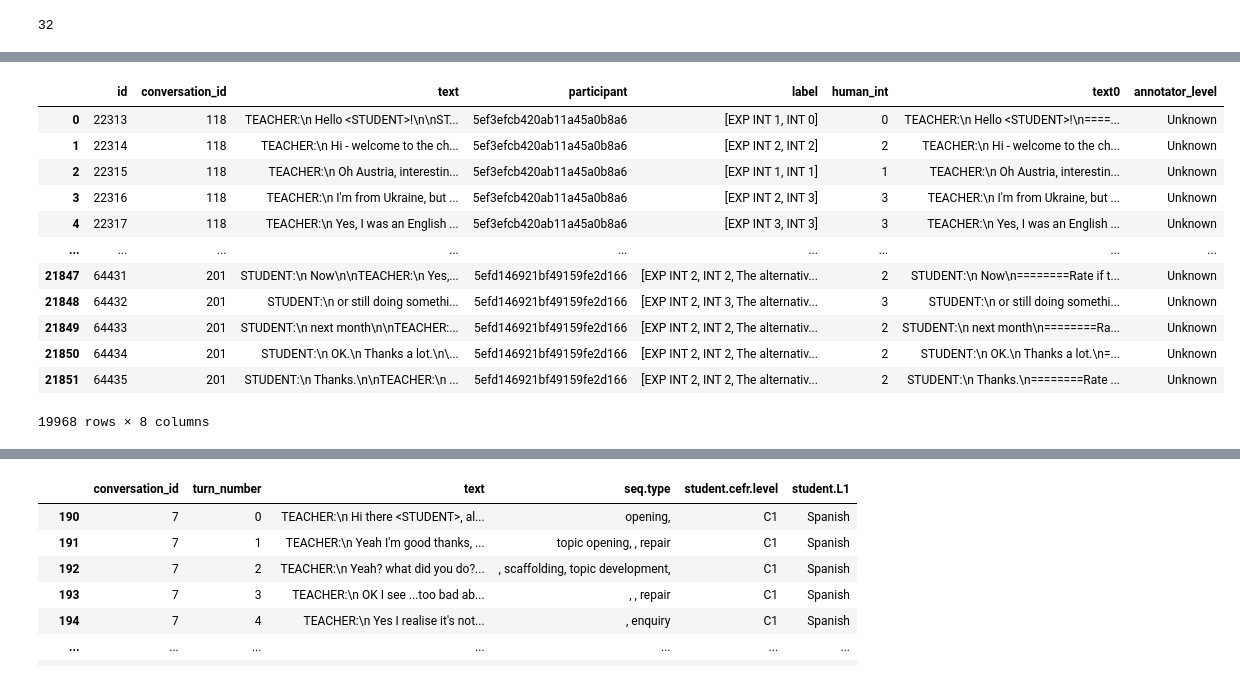
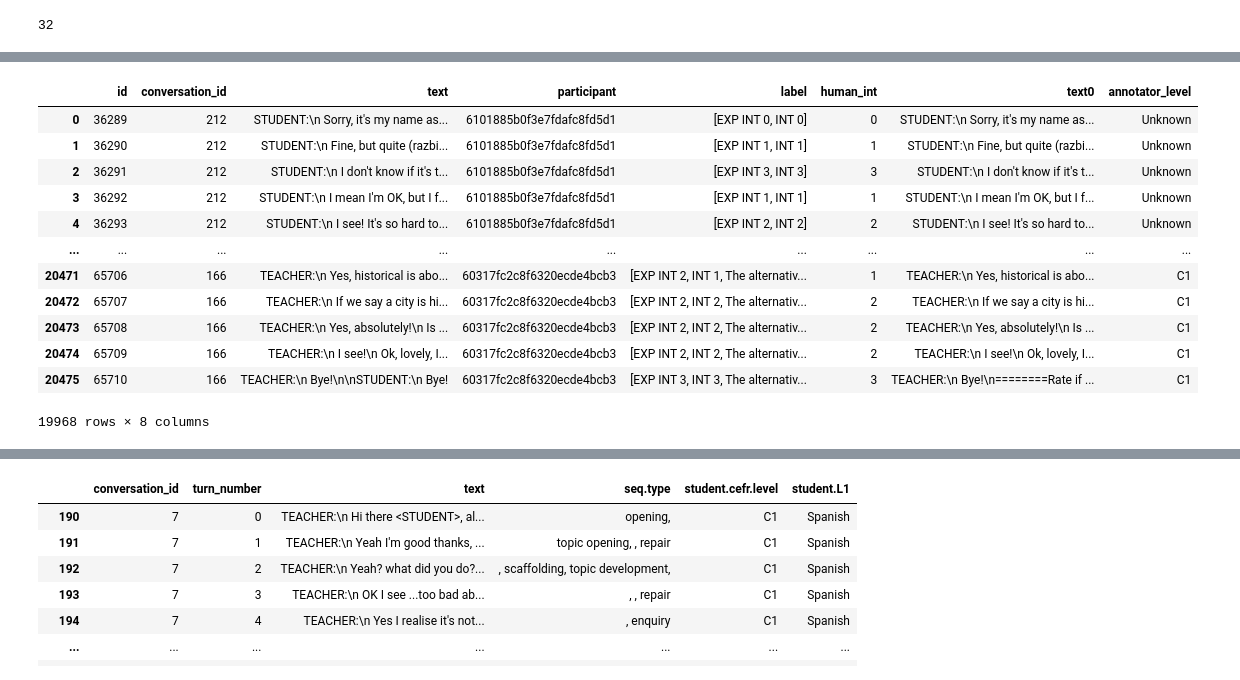
Before and after one commit to mahathi-p/Interest-in-humans-and-llms, a Jupyter notebook: tscc_data_preprocess.ipynb, the cells around one changed output, grey strips where cells are left out. Saved outputs shown, nothing was run; the diff lists cells and outputs as text; code cells hidden in the pictures.

Commit message:
added llm prompting code and updated proficiency level

```diff
--- a/tscc_data_preprocess.ipynb
+++ b/tscc_data_preprocess.ipynb
@@ -154,0 +162,7 @@ doc_sample_path = os.getenv('doc_sample_path')
+# %%
+## Xingwei project list
+projects_to_include = ['Project_3', 'Project_4', 'Project 4 sp1 part2', 'Project_9', 'Project_7', 'Project_0', 'project_10_sp2_part2', 'project6_sp1_p1', 'Project_7_sp1_part1', 'project0_sp1_part1', 'project_9_sp1_part1', 'Project_5_sp1_comparison', 'Project_2_sp1_part1', 'Project_6', 'Project_2_sp1_part2', 'Project_1', 'project_10_sp2_part1', 'Project_8', 'Project_7_sp1_part2', 'project3_sp1_part2', 'Project 1 sp1 part1', 'project_10_sp1_part2', 'Project 4 sp1 p1 b', 'project0_sp1_part2', 'Project_8_sp1_comparison', 'project_9_sp1_part2', 'Project_2', 'project_10_sp1_part1', 'Project_5', 'project3_sp1_part1', 'Project 1 sp1 part2', 'project6_sp1_p2']
+# %%
+doc_path_head = "/Users/mahathi/Downloads/doccano_output/"
+doc_sample_path = "/Users/mahathi/Downloads/doccano_output/Project_1/5eea650223990c15b6063ea8.json"
+tot_projs = os.listdir(doc_path_head)
@@ -155,5 +183,5 @@ doc_sample_path = os.getenv('doc_sample_path')
 # %%
-prof = pd.read_excel('data/proficiency.xlsx')
+# prof = pd.read_excel('data/proficiency.xlsx')
 data_path1 = '/Users/mahathi/Downloads/doccano_output/Project_0/5de585e4040f535067ca331e.json'
 doc_cols = pd.read_json(doc_sample_path).columns
 total_annotated_data = pd.DataFrame(columns=doc_cols)
@@ -163,6 +191,11 @@ for proj in projects_to_include:
     for json_file in json_files:
         level = prof[prof['Participant']==json_file.split('.')[0]]['CEFR']
         temp = pd.read_json(doc_path_head+proj+'/'+json_file)
+        value_counts = temp['conversation_id'].value_counts()
+        if value_counts.get('190', 0) < 12:
+            temp = temp[temp['conversation_id']!='190']
+        if value_counts.get('777', 0) < 12:
+            temp = temp[temp['conversation_id']!='777']
         temp['participant'] = [json_file.split('.')[0]]*len(temp)
         temp['level'] = [level.values]*len(temp)
         total_annotated_data = pd.concat([total_annotated_data, temp], ignore_index=True)
@@ -213,40 +246,30 @@ def pre_process_alt(conv_string, label_string):
         return parts[0].strip('\n').strip('\n\n')
     else:
         return conv_string
+
+total_annotated_data = total_annotated_data[total_annotated_data['conversation_id']!='None']
+total_annotated_data['human_int'] = total_annotated_data['label'].apply(get_int_val).astype(int)
+total_annotated_data['conversation_id'] = total_annotated_data['conversation_id'].astype(int)
 # %%
-total_annotated_data = total_annotated_data[total_annotated_data['conversation_id']!='None']
-total_annotated_data['human_int'] = total_annotated_data['label'].apply(get_int_val).astype(int)
-
-add_data = pd.read_excel("/Users/mahathi/Downloads/missing_conv_data_toadd.xlsx")
-add_data['id'] = add_data['id'].astype(int)
-add_data['conversation_id'] = add_data['conversation_id'].astype(int)
-update = pd.read_excel("/Users/mahathi/Downloads/needtoremove190.xlsx")
-update['id'] = update['id'].astype(int)
-update['conversation_id'] = update['conversation_id'].astype(int)
-
-all_data = pd.concat([update, pd.DataFrame(add_data)], ignore_index=True)
-id_list = all_data[(all_data['conversation_id']!=777) & (all_data['conversation_id']!=190)]['id'].unique()
-
-total_annotated_data = total_annotated_data[total_annotated_data['id'].isin(id_list)]
 total_annotated_data = total_annotated_data[['id', 'conversation_id', 'text', 'participant','level','label','human_int']]
 total_annotated_data['text0'] = total_annotated_data['text']
 total_annotated_data['text'] = total_annotated_data.apply(lambda x: pre_process(x.text, x.label), axis=1)
 total_annotated_data['text'] = total_annotated_data.apply(lambda x: pre_process_alt(x.text, x.label), axis=1).apply(remove_extra_space)
 total_annotated_data['conversation_id'] = total_annotated_data['conversation_id'].apply(int)
 total_annotated_data['annotator_level'] = total_annotated_data['level'].apply(lambda x: x[0] if len(x)>0 else "Unknown")
 total_annotated_data = total_annotated_data.drop(columns=['level'])
 total_annotated_data
 # %% [output]
 |  | id | conversation_id | text | participant | label | human_int | text0 | annotator_level |
-| 0 | 22313 | 118 | TEACHER:\n Hello <STUDENT>!\n\nST... | 5ef3efcb420ab11a45a0b8a6 | [EXP INT 1, INT 0] | 0 | TEACHER:\n Hello <STUDENT>!\n====... | Unknown |
-| 1 | 22314 | 118 | TEACHER:\n Hi - welcome to the ch... | 5ef3efcb420ab11a45a0b8a6 | [EXP INT 2, INT 2] | 2 | TEACHER:\n Hi - welcome to the ch... | Unknown |
-| 2 | 22315 | 118 | TEACHER:\n Oh Austria, interestin... | 5ef3efcb420ab11a45a0b8a6 | [EXP INT 1, INT 1] | 1 | TEACHER:\n Oh Austria, interestin... | Unknown |
-| 3 | 22316 | 118 | TEACHER:\n I'm from Ukraine, but ... | 5ef3efcb420ab11a45a0b8a6 | [EXP INT 2, INT 3] | 3 | TEACHER:\n I'm from Ukraine, but ... | Unknown |
-| 4 | 22317 | 118 | TEACHER:\n Yes, I was an English ... | 5ef3efcb420ab11a45a0b8a6 | [EXP INT 3, INT 3] | 3 | TEACHER:\n Yes, I was an English ... | Unknown |
+| 0 | 36289 | 212 | STUDENT:\n Sorry, it's my name as... | 6101885b0f3e7fdafc8fd5d1 | [EXP INT 0, INT 0] | 0 | STUDENT:\n Sorry, it's my name as... | Unknown |
+| 1 | 36290 | 212 | STUDENT:\n Fine, but quite (razbi... | 6101885b0f3e7fdafc8fd5d1 | [EXP INT 1, INT 1] | 1 | STUDENT:\n Fine, but quite (razbi... | Unknown |
+| 2 | 36291 | 212 | STUDENT:\n I don't know if it's t... | 6101885b0f3e7fdafc8fd5d1 | [EXP INT 3, INT 3] | 3 | STUDENT:\n I don't know if it's t... | Unknown |
+| 3 | 36292 | 212 | STUDENT:\n I mean I'm OK, but I f... | 6101885b0f3e7fdafc8fd5d1 | [EXP INT 1, INT 1] | 1 | STUDENT:\n I mean I'm OK, but I f... | Unknown |
+| 4 | 36293 | 212 | STUDENT:\n I see! It's so hard to... | 6101885b0f3e7fdafc8fd5d1 | [EXP INT 2, INT 2] | 2 | STUDENT:\n I see! It's so hard to... | Unknown |
 | ... | ... | ... | ... | ... | ... | ... | ... | ... |
-| 21847 | 64431 | 201 | STUDENT:\n Now\n\nTEACHER:\n Yes,... | 5efd146921bf49159fe2d166 | [EXP INT 2, INT 2, The alternativ... | 2 | STUDENT:\n Now\n========Rate if t... | Unknown |
-| 21848 | 64432 | 201 | STUDENT:\n or still doing somethi... | 5efd146921bf49159fe2d166 | [EXP INT 2, INT 3, The alternativ... | 3 | STUDENT:\n or still doing somethi... | Unknown |
-| 21849 | 64433 | 201 | STUDENT:\n next month\n\nTEACHER:... | 5efd146921bf49159fe2d166 | [EXP INT 2, INT 2, The alternativ... | 2 | STUDENT:\n next month\n========Ra... | Unknown |
-| 21850 | 64434 | 201 | STUDENT:\n OK.\n Thanks a lot.\n\... | 5efd146921bf49159fe2d166 | [EXP INT 2, INT 2, The alternativ... | 2 | STUDENT:\n OK.\n Thanks a lot.\n=... | Unknown |
-| 21851 | 64435 | 201 | STUDENT:\n Thanks.\n\nTEACHER:\n ... | 5efd146921bf49159fe2d166 | [EXP INT 2, INT 2, The alternativ... | 2 | STUDENT:\n Thanks.\n========Rate ... | Unknown |
+| 20471 | 65706 | 166 | TEACHER:\n Yes, historical is abo... | 60317fc2c8f6320ecde4bcb3 | [EXP INT 2, INT 1, The alternativ... | 1 | TEACHER:\n Yes, historical is abo... | C1 |
+| 20472 | 65707 | 166 | TEACHER:\n If we say a city is hi... | 60317fc2c8f6320ecde4bcb3 | [EXP INT 2, INT 2, The alternativ... | 2 | TEACHER:\n If we say a city is hi... | C1 |
+| 20473 | 65708 | 166 | TEACHER:\n Yes, absolutely!\n Is ... | 60317fc2c8f6320ecde4bcb3 | [EXP INT 2, INT 2, The alternativ... | 2 | TEACHER:\n Yes, absolutely!\n Is ... | C1 |
+| 20474 | 65709 | 166 | TEACHER:\n I see!\n Ok, lovely, I... | 60317fc2c8f6320ecde4bcb3 | [EXP INT 2, INT 2, The alternativ... | 2 | TEACHER:\n I see!\n Ok, lovely, I... | C1 |
+| 20475 | 65710 | 166 | TEACHER:\n Bye!\n\nSTUDENT:\n Bye! | 60317fc2c8f6320ecde4bcb3 | [EXP INT 3, INT 3, The alternativ... | 3 | TEACHER:\n Bye!\n========Rate if ... | C1 |
 19968 rows × 8 columns
```
Also changed, not shown: parts of 8 cells of this notebook, 9 other files.
